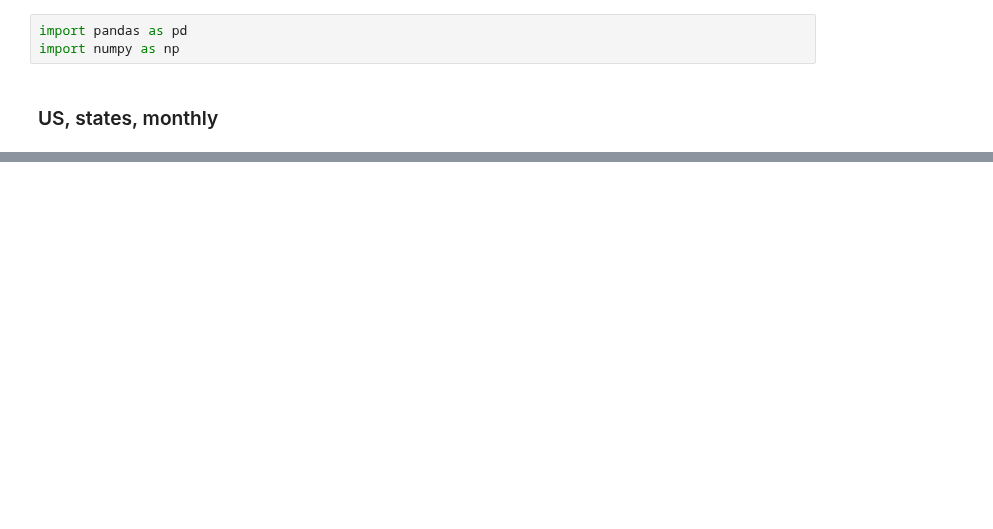
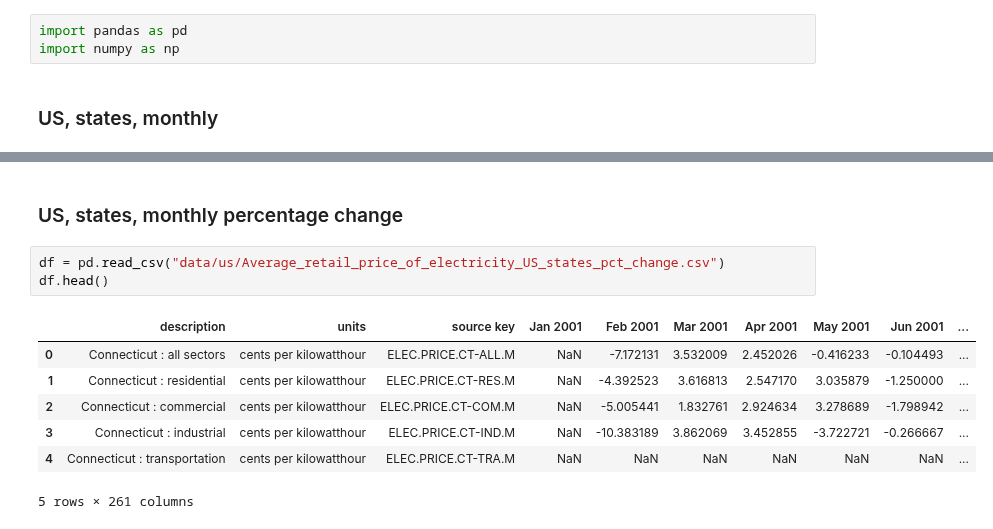
Before and after one commit to trangnv/electricity-prices, a Jupyter notebook: EDA.ipynb, the cells around one changed output, grey strips where cells are left out. Drawn from its saved outputs; the diff is of its cells as text; blank space fills up the shorter version.

Commit message:
description, add EDA, add pct_change

```diff
--- a/EDA.ipynb
+++ b/EDA.ipynb
@@ -40,0 +30,13 @@ df.iloc[:10,:]
+# %% [markdown]
+### US, states, monthly percentage change
+# %%
+df = pd.read_csv("data/us/Average_retail_price_of_electricity_US_states_pct_change.csv")
+df.head()
+# %% [output]
+|  | description | units | source key | Jan 2001 | Feb 2001 | Mar 2001 | Apr 2001 | May 2001 | Jun 2001 | ... |
+| 0 | Connecticut : all sectors | cents per kilowatthour | ELEC.PRICE.CT-ALL.M | NaN | -7.172131 | 3.532009 | 2.452026 | -0.416233 | -0.104493 | ... |
+| 1 | Connecticut : residential | cents per kilowatthour | ELEC.PRICE.CT-RES.M | NaN | -4.392523 | 3.616813 | 2.547170 | 3.035879 | -1.250000 | ... |
+| 2 | Connecticut : commercial | cents per kilowatthour | ELEC.PRICE.CT-COM.M | NaN | -5.005441 | 1.832761 | 2.924634 | 3.278689 | -1.798942 | ... |
+| 3 | Connecticut : industrial | cents per kilowatthour | ELEC.PRICE.CT-IND.M | NaN | -10.383189 | 3.862069 | 3.452855 | -3.722721 | -0.266667 | ... |
+| 4 | Connecticut : transportation | cents per kilowatthour | ELEC.PRICE.CT-TRA.M | NaN | NaN | NaN | NaN | NaN | NaN | ... |
+5 rows × 261 columns
```
Also changed, not shown: parts of 4 cells of this notebook, 2 other files.
